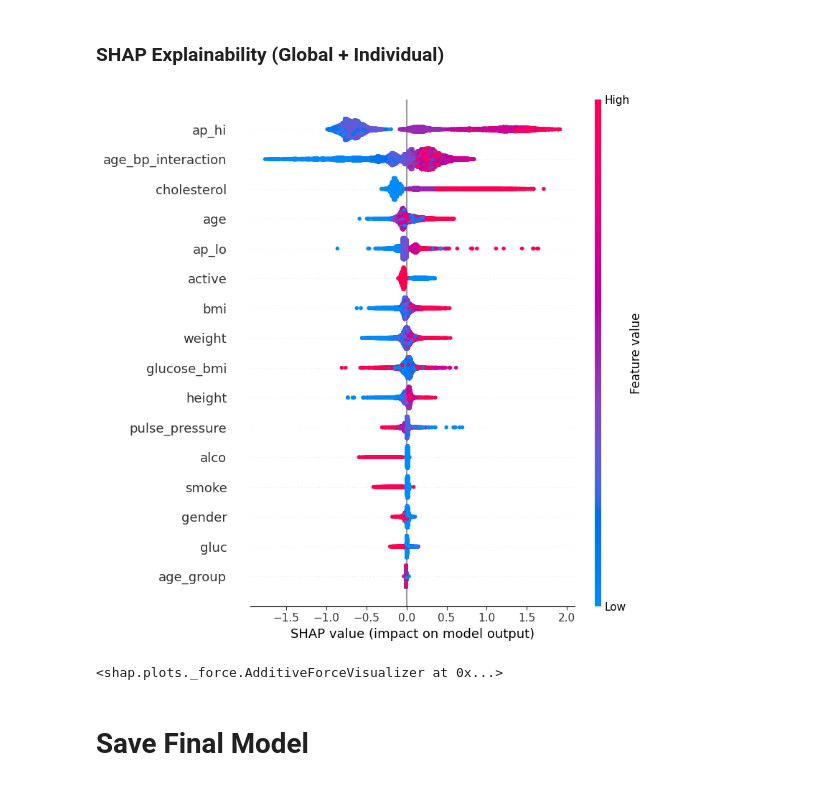
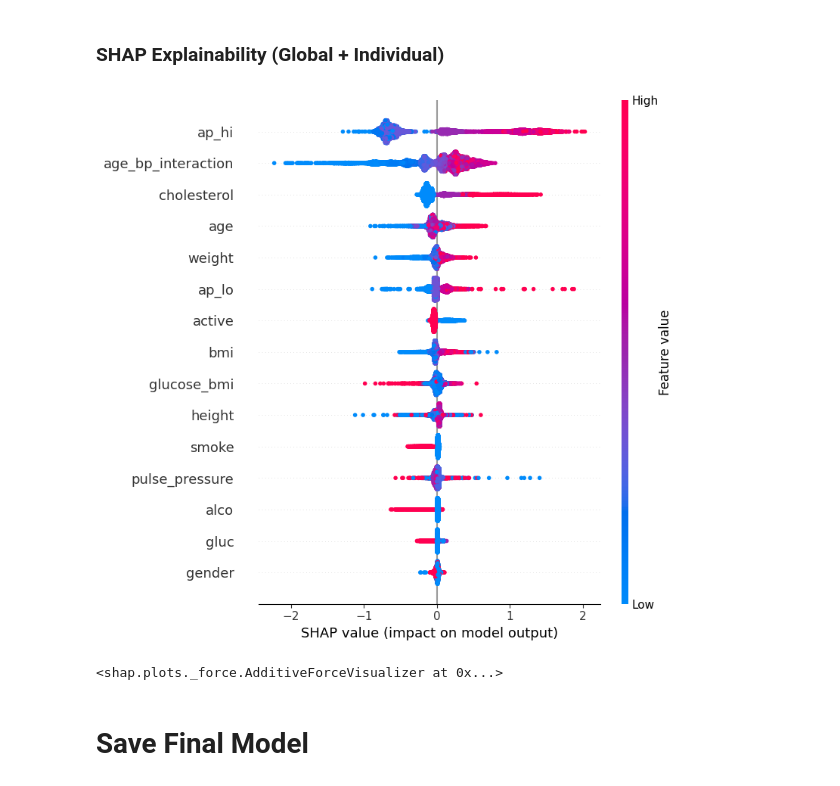
Before and after one commit to Anshu8435/NavKalpana-RICR-NK-0001, a Jupyter notebook: ml_server/saved_models/CardioShield_AI.ipynb, the cells around one changed output. Saved outputs shown, nothing was run; the diff lists cells and outputs as text; code cells hidden in the pictures.

Commit message:
model training part updated

```diff
--- a/ml_server/saved_models/CardioShield_AI.ipynb
+++ b/ml_server/saved_models/CardioShield_AI.ipynb
@@ -214,10 +208,10 @@ Name: count, dtype: int64
 # %% [markdown]
 ## Feature Scaling
 # %%
+#scaling only for mlp
 scaler = StandardScaler()
-
-X_train_res = scaler.fit_transform(X_train_res)
-X_test = scaler.transform(X_test)
+X_train_mlp = scaler.fit_transform(X_train_res)
+X_test_mlp = scaler.transform(X_test)
 # %% [markdown]
 ## Define Cross Validation Strategy
 # %%
@@ -227,13 +221,9 @@ cv = StratifiedKFold(n_splits=5, shuffle=True, random_state=42)
 # %% [markdown]
 ## XGBoost + GridSearch
 # %%
-negative, positive = np.bincount(y_train)
-scale_weight = negative / positive
-
 xgb = XGBClassifier(
     use_label_encoder=False,
-    eval_metric='logloss',
-    scale_pos_weight=scale_weight
+    eval_metric='logloss'
 )
 
 param_xgb = {
@@ -312,7 +311,7 @@ grid_mlp = GridSearchCV(
     n_jobs=-1
 )
 
-grid_mlp.fit(X_train_res, y_train_res)
+grid_mlp.fit(X_train_mlp, y_train_res)
 
 best_mlp = grid_mlp.best_estimator_
 print("Best MLP Params:", grid_mlp.best_params_)
@@ -443,9 +495,18 @@ Ensemble ROC-AUC: 0.7984570198868228
 # %%
 from sklearn.calibration import CalibratedClassifierCV
 
-calibrated_model = CalibratedClassifierCV(best_xgb, method='isotonic', cv='prefit')
-calibrated_model.fit(X_train_res, y_train_res)
+X_train_final = X_train_tree
+y_train_final = y_train_res
 
+best_xgb.fit(X_train_final, y_train_final)
+
+calibrated_model = CalibratedClassifierCV(
+    best_xgb,
+    method='isotonic',
+    cv='prefit'
+)
+
+calibrated_model.fit(X_cal, y_cal)
 y_prob_cal = calibrated_model.predict_proba(X_test)[:,1]
 print("Calibrated ROC-AUC:", roc_auc_score(y_test, y_prob_cal))
 # %% [output]
@@ -539,23 +631,19 @@ Mean Risk Probability: 0.4998779990295607
 # %% [markdown]
 ### SHAP Explainability (Global + Individual)
 # %%
-import shap
+explainer = shap.TreeExplainer(calibrated_model.estimator)
+shap_values = explainer.shap_values(X_test_tree)
 
-explainer = shap.TreeExplainer(calibrated_model.estimator)
-shap_values = explainer.shap_values(X_test)
+shap.summary_plot(shap_values, X_test_tree, feature_names=X.columns)
 
-# Global Feature Importance
-shap.summary_plot(shap_values, X_test, feature_names=X.columns)
-
-# Individual Explanation (example patient 0)
 shap.force_plot(
     explainer.expected_value,
     shap_values[0],
-    X_test[0],
+    X_test_tree.iloc[0],
     feature_names=X.columns
 )
 # %% [output]
-[figure, old version]
+[figure, new version]
 <shap.plots._force.AdditiveForceVisualizer at 0x...>
 # %% [markdown]
 # Save Final Model
```
Also changed, not shown: parts of 29 cells of this notebook, 6 other files.
